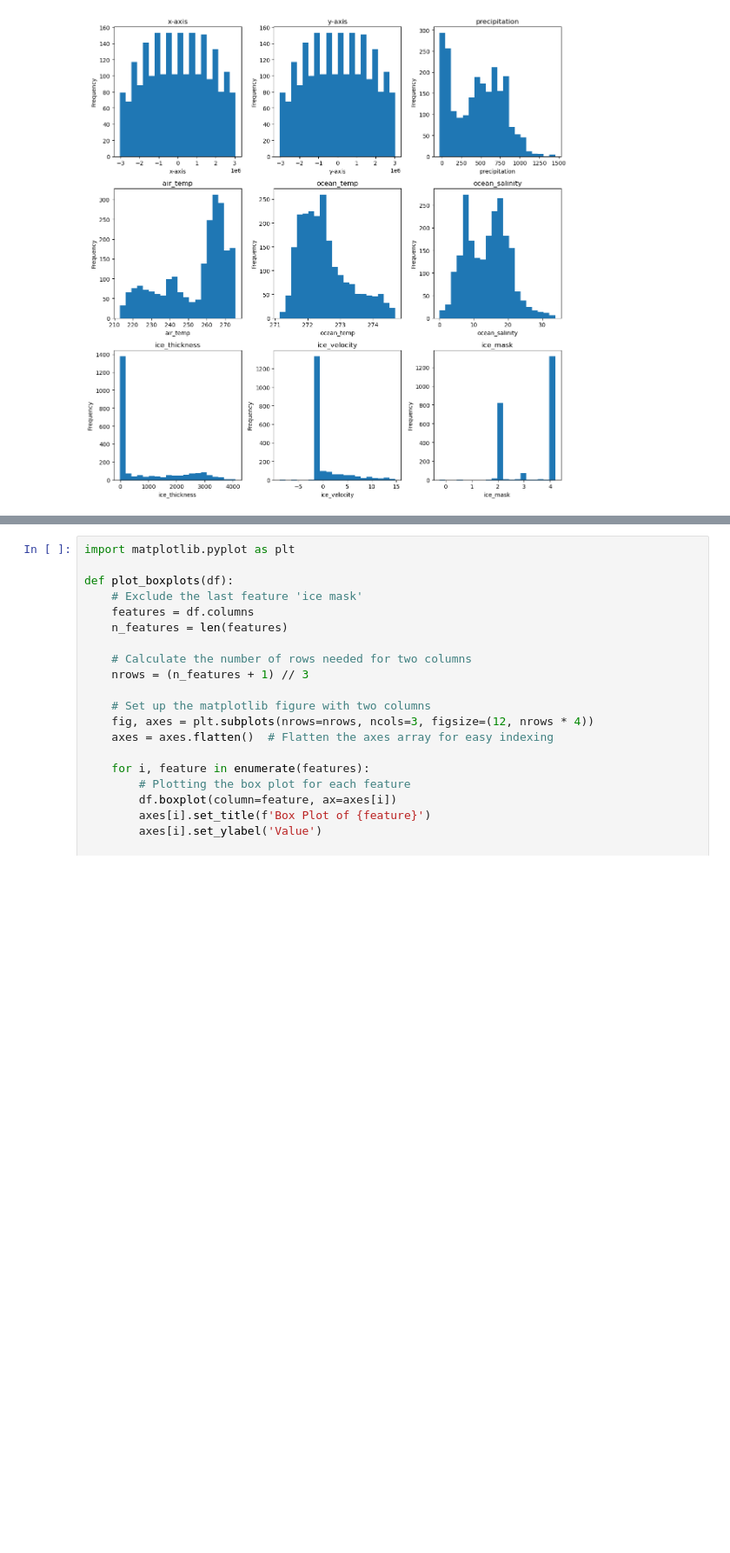
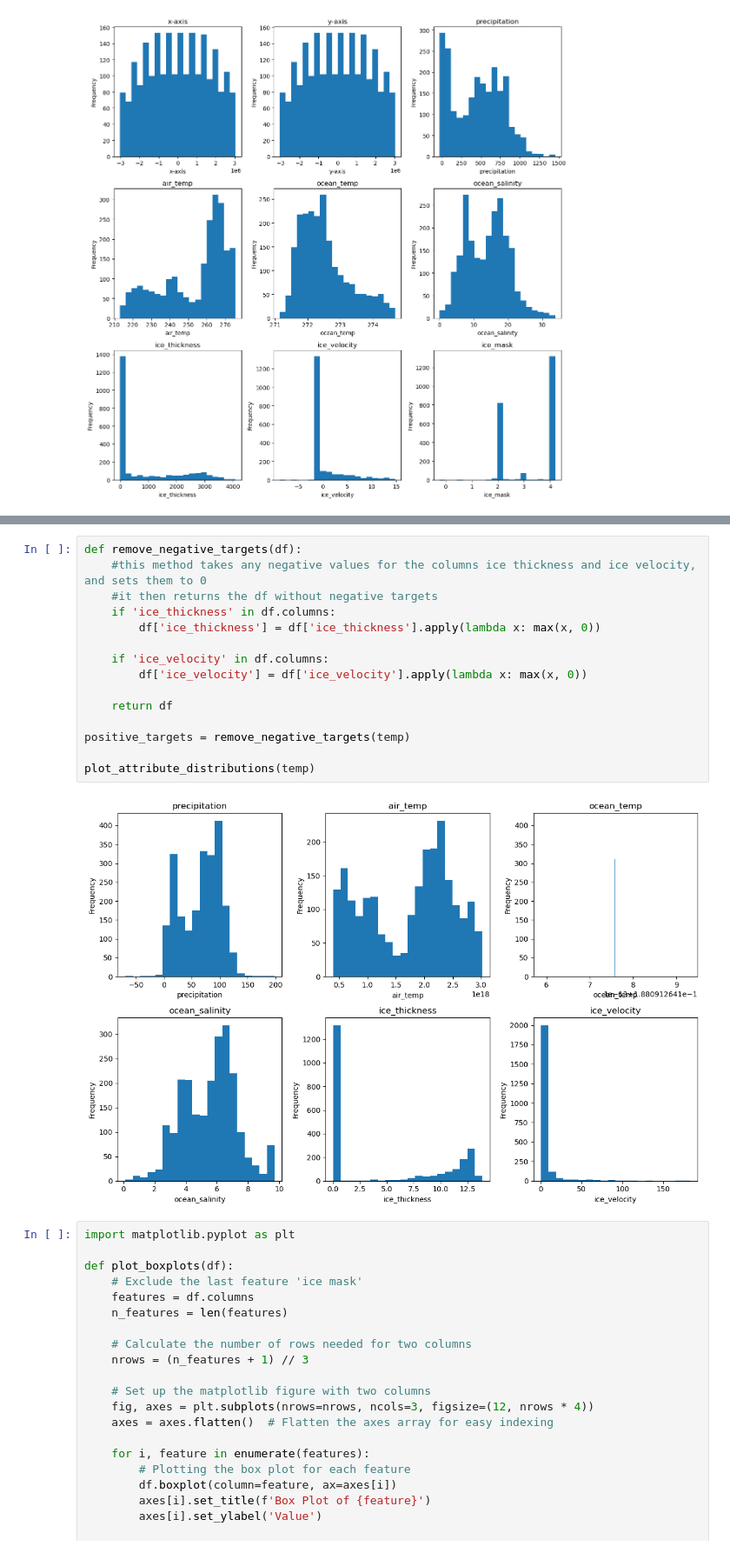
Before and after one commit to serafinaslevin/GP_Research, a Jupyter notebook: EDA.ipynb, the cells around one changed output, grey strips where cells are left out. Shown at 87% size. Cells and saved outputs as stored; diff of their text form; blank space fills up the shorter version.

```diff
--- a/EDA.ipynb
+++ b/EDA.ipynb
@@ -94,3 +155,20 @@ full_df.describe()
+# %%
+def remove_negative_targets(df):
+    #this method takes any negative values for the columns ice thickness and ice velocity, and sets them to 0
+    #it then returns the df without negative targets
+    if 'ice_thickness' in df.columns:
+        df['ice_thickness'] = df['ice_thickness'].apply(lambda x: max(x, 0))
+
+    if 'ice_velocity' in df.columns:
+        df['ice_velocity'] = df['ice_velocity'].apply(lambda x: max(x, 0))
+
+    return df
+
+positive_targets = remove_negative_targets(temp)
+
+plot_attribute_distributions(temp)
+# %% [output]
+[figure, added]
 # %%
 import matplotlib.pyplot as plt
 
```
Also changed, not shown: parts of 14 cells of this notebook, 1 other file.
